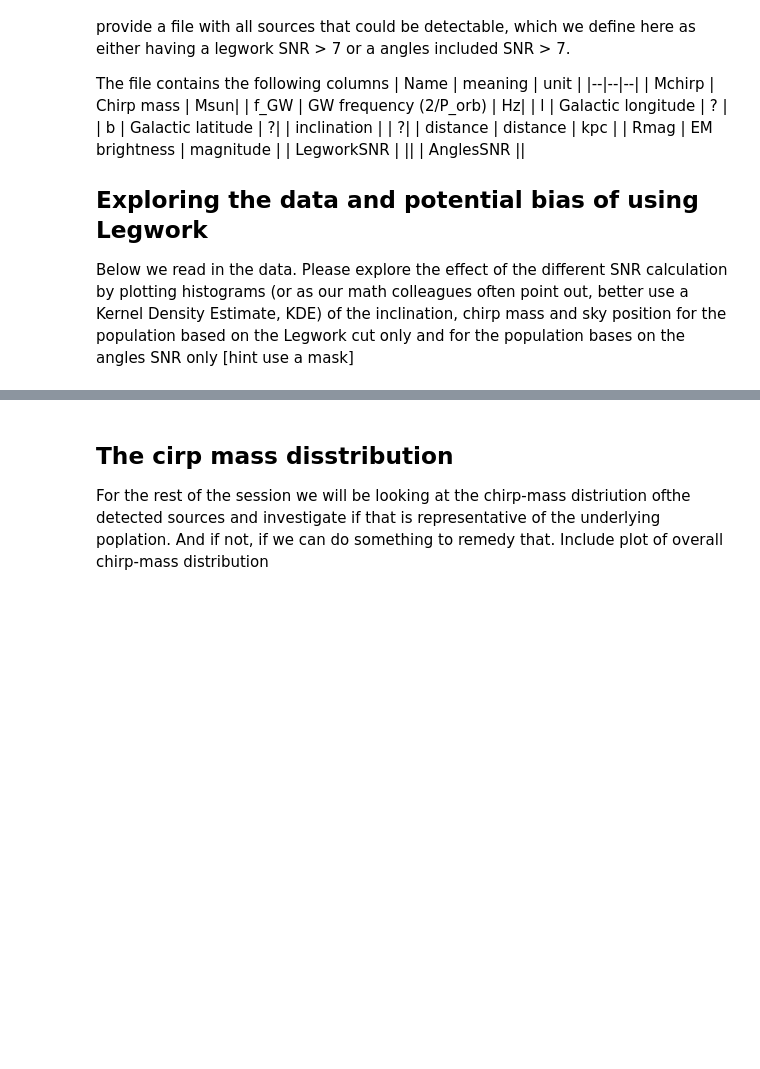
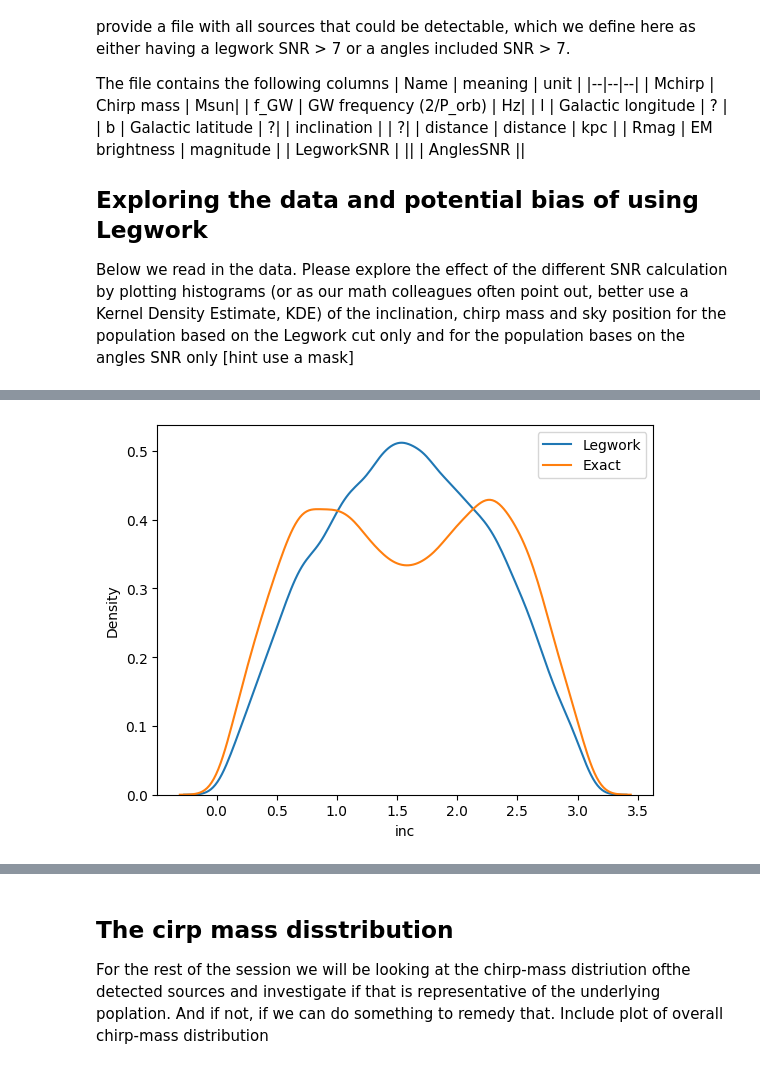
Before and after one commit to nelemans/LISA_GB_population, a Jupyter notebook: LISA_community_day_populations.ipynb, the cells around one changed output, grey strips where cells are left out. Drawn from its saved outputs; the diff is of its cells as text; code cells hidden in the pictures; blank space fills up the shorter version.

```diff
--- a/LISA_community_day_populations.ipynb
+++ b/LISA_community_day_populations.ipynb
@@ -343,0 +345,8 @@ TypeError: read_csv() missing 1 required positional argument: 'filepath_or_buffe
+# %%
+# plot historgrams/KDE for population with SNR_Legwork > 7 and SNR_Angles > 7, Mchirp, inclination, sky position
+sns.kdeplot(data[maskLegwork],x='inc',label='Legwork')
+sns.kdeplot(data[maskAngles],x='inc',label='Exact')
+plt.legend()
+plt.show()
+# %% [output]
+[figure, added]
```
Also changed, not shown: parts of 7 cells of this notebook.
